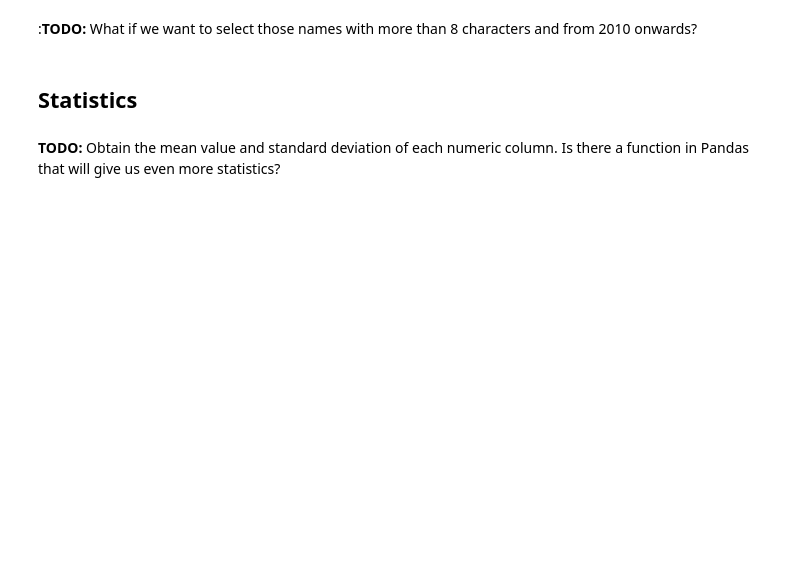
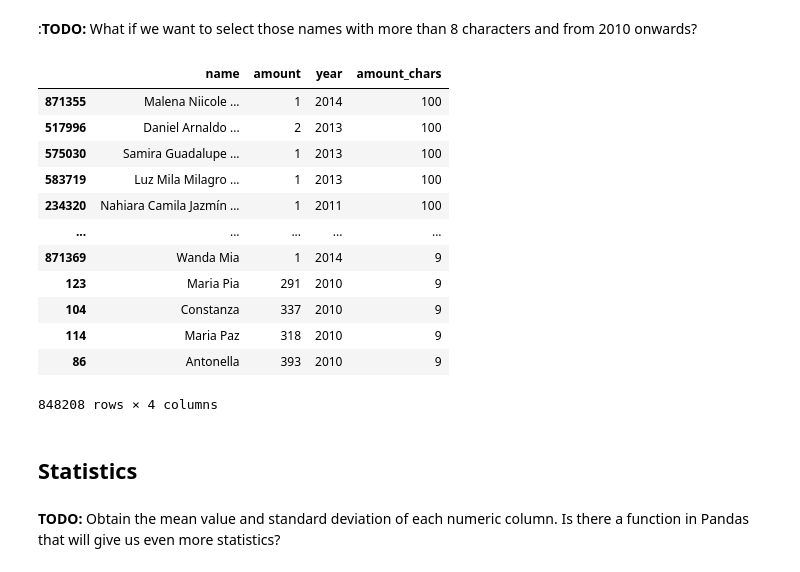
Before and after one commit to pipuf/ml_dev_cert, a Jupyter notebook: 3_1_1_PRACTICE_Pandas.ipynb, the cells around one changed output. Cells and saved outputs as stored; diff of their text form; code cells hidden in the pictures; blank space fills up the shorter version.

```diff
--- a/3_1_1_PRACTICE_Pandas.ipynb
+++ b/3_1_1_PRACTICE_Pandas.ipynb
@@ -93,6 +207,22 @@ print(dice[dice > 3])
 :**TODO:** What if we want to select those names with more than 8 characters and from 2010 onwards?
 # %%
 # Complete this cell with your code
+mask= (df_names['amount_chars']>8) & (df_names['year']>=2010)
+df_names[mask]
+# %% [output]
+|  | name | amount | year | amount_chars |
+| 871355 | Malena Niicole ... | 1 | 2014 | 100 |
+| 517996 | Daniel Arnaldo ... | 2 | 2013 | 100 |
+| 575030 | Samira Guadalupe ... | 1 | 2013 | 100 |
+| 583719 | Luz Mila Milagro ... | 1 | 2013 | 100 |
+| 234320 | Nahiara Camila Jazmín ... | 1 | 2011 | 100 |
+| ... | ... | ... | ... | ... |
+| 871369 | Wanda Mia | 1 | 2014 | 9 |
+| 123 | Maria Pia | 291 | 2010 | 9 |
+| 104 | Constanza | 337 | 2010 | 9 |
+| 114 | Maria Paz | 318 | 2010 | 9 |
+| 86 | Antonella | 393 | 2010 | 9 |
+848208 rows × 4 columns
 # %% [markdown]
 ## Statistics
 # %% [markdown]
```
Also changed, not shown: parts of 22 cells of this notebook.
